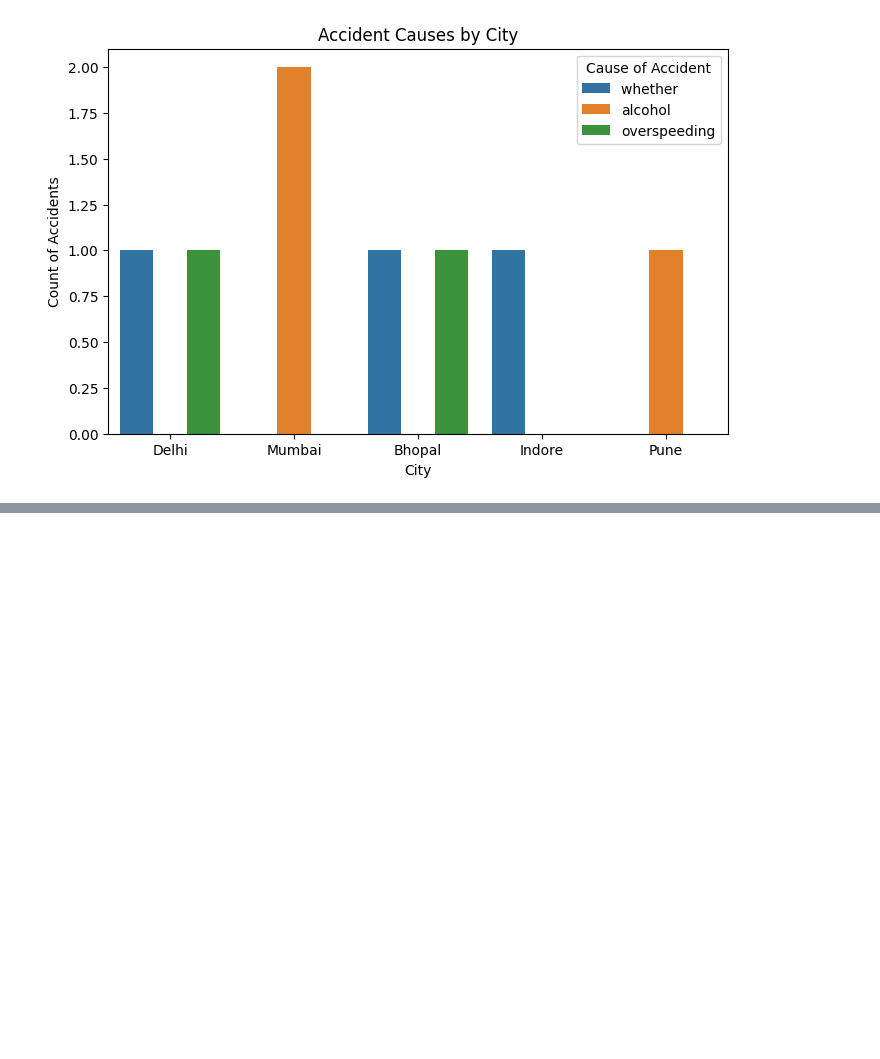
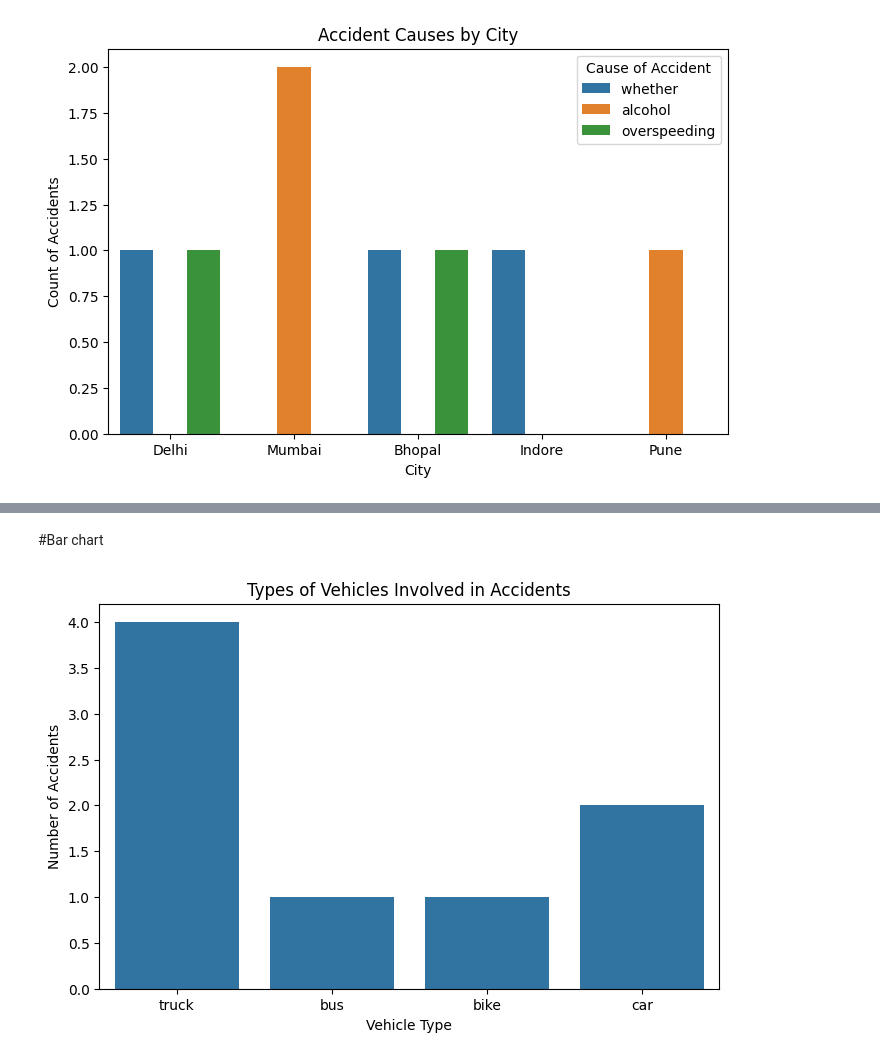
Before and after one commit to nagarneha/traffic_accident-_analysis, a Jupyter notebook: traffic_analysis.ipynb, the cells around one changed output, grey strips where cells are left out. Saved outputs shown, nothing was run; the diff lists cells and outputs as text; code cells hidden in the pictures; blank space fills up the shorter version.

Commit message:
added Bar chart and Pie chart for Vehicles_Involved

```diff
--- a/traffic_analysis.ipynb
+++ b/traffic_analysis.ipynb
@@ -161,0 +180,15 @@ plt.show()
+# %% [markdown]
+#Bar chart
+# %%
+import seaborn as sns
+import matplotlib.pyplot as plt
+
+plt.figure(figsize=(8,5))
+sns.countplot(x="Vehicles_Involved", data=df)
+
+plt.title("Types of Vehicles Involved in Accidents")
+plt.xlabel("Vehicle Type")
+plt.ylabel("Number of Accidents")
+plt.show()
+# %% [output]
+[figure, added]
```
Also changed, not shown: parts of 8 cells of this notebook.
